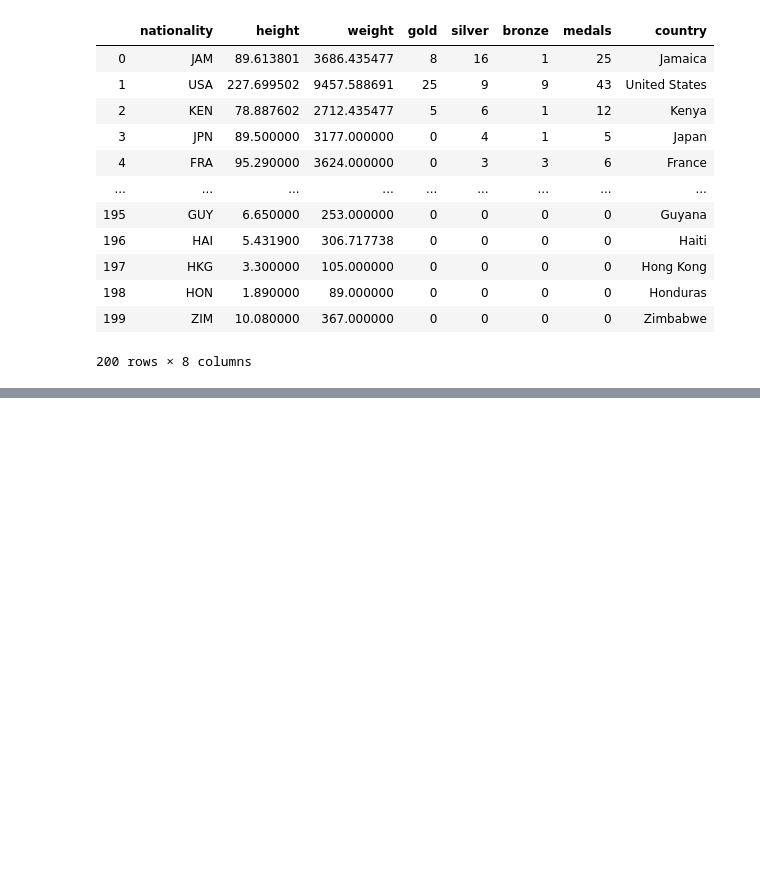
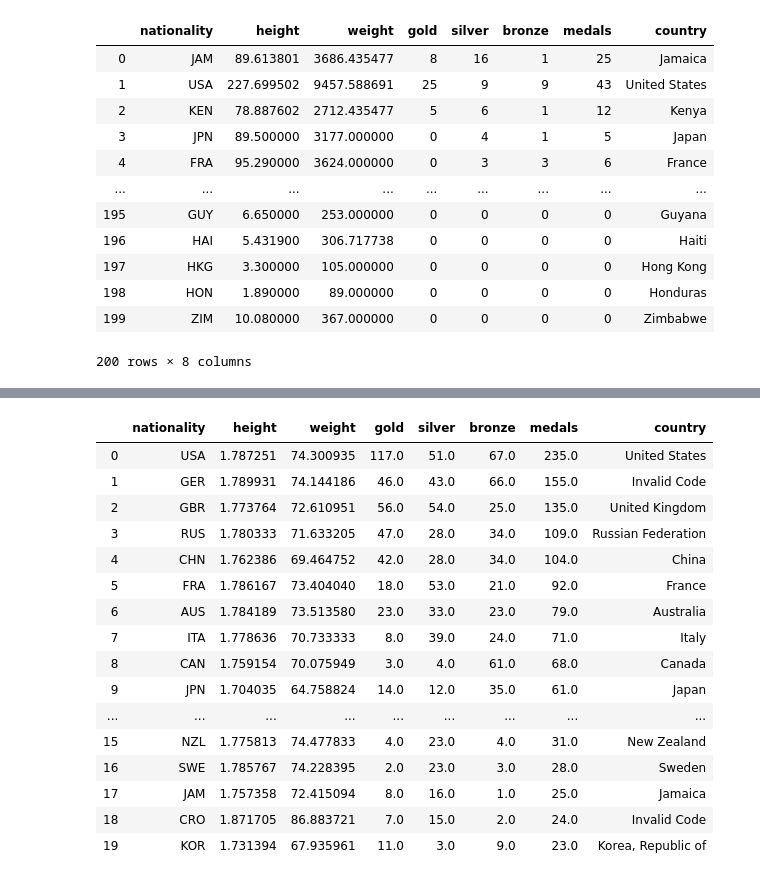
Before and after one commit to javier-pradera/Project-Week-3-Data-Thieves, a Jupyter notebook: your-project/Code/Sander/Nation_to_Country.ipynb, the cells around one changed output, grey strips where cells are left out. Drawn from its saved outputs; the diff is of its cells as text; code cells hidden in the pictures; blank space fills up the shorter version.

```diff
--- a/your-project/Code/Sander/Nation_to_Country.ipynb
+++ b/your-project/Code/Sander/Nation_to_Country.ipynb
@@ -124,0 +129,3 @@ athlet_cl
+# %%
+rio_clean = pd.read_csv("../../Sources/rio_clean.csv", sep=",")
+rio_clean
@@ -124,0 +146,3 @@ athlet_cl
+# %%
+rio_clean['country'] = rio_clean.apply(country_calc, axis= 1)
+rio_clean
@@ -124,0 +163,20 @@ athlet_cl
+# %%
+rio_clean.head(20)
+# %% [output]
+|  | nationality | height | weight | gold | silver | bronze | medals | country |
+| 0 | USA | 1.787251 | 74.300935 | 117.0 | 51.0 | 67.0 | 235.0 | United States |
+| 1 | GER | 1.789931 | 74.144186 | 46.0 | 43.0 | 66.0 | 155.0 | Invalid Code |
+| 2 | GBR | 1.773764 | 72.610951 | 56.0 | 54.0 | 25.0 | 135.0 | United Kingdom |
+| 3 | RUS | 1.780333 | 71.633205 | 47.0 | 28.0 | 34.0 | 109.0 | Russian Federation |
+| 4 | CHN | 1.762386 | 69.464752 | 42.0 | 28.0 | 34.0 | 104.0 | China |
+| 5 | FRA | 1.786167 | 73.404040 | 18.0 | 53.0 | 21.0 | 92.0 | France |
+| 6 | AUS | 1.784189 | 73.513580 | 23.0 | 33.0 | 23.0 | 79.0 | Australia |
+| 7 | ITA | 1.778636 | 70.733333 | 8.0 | 39.0 | 24.0 | 71.0 | Italy |
+| 8 | CAN | 1.759154 | 70.075949 | 3.0 | 4.0 | 61.0 | 68.0 | Canada |
+| 9 | JPN | 1.704035 | 64.758824 | 14.0 | 12.0 | 35.0 | 61.0 | Japan |
+| ... | ... | ... | ... | ... | ... | ... | ... | ... |
+| 15 | NZL | 1.775813 | 74.477833 | 4.0 | 23.0 | 4.0 | 31.0 | New Zealand |
+| 16 | SWE | 1.785767 | 74.228395 | 2.0 | 23.0 | 3.0 | 28.0 | Sweden |
+| 17 | JAM | 1.757358 | 72.415094 | 8.0 | 16.0 | 1.0 | 25.0 | Jamaica |
+| 18 | CRO | 1.871705 | 86.883721 | 7.0 | 15.0 | 2.0 | 24.0 | Invalid Code |
+| 19 | KOR | 1.731394 | 67.935961 | 11.0 | 3.0 | 9.0 | 23.0 | Korea, Republic of |
```
Also changed, not shown: parts of 5 cells of this notebook, 5 other files.
